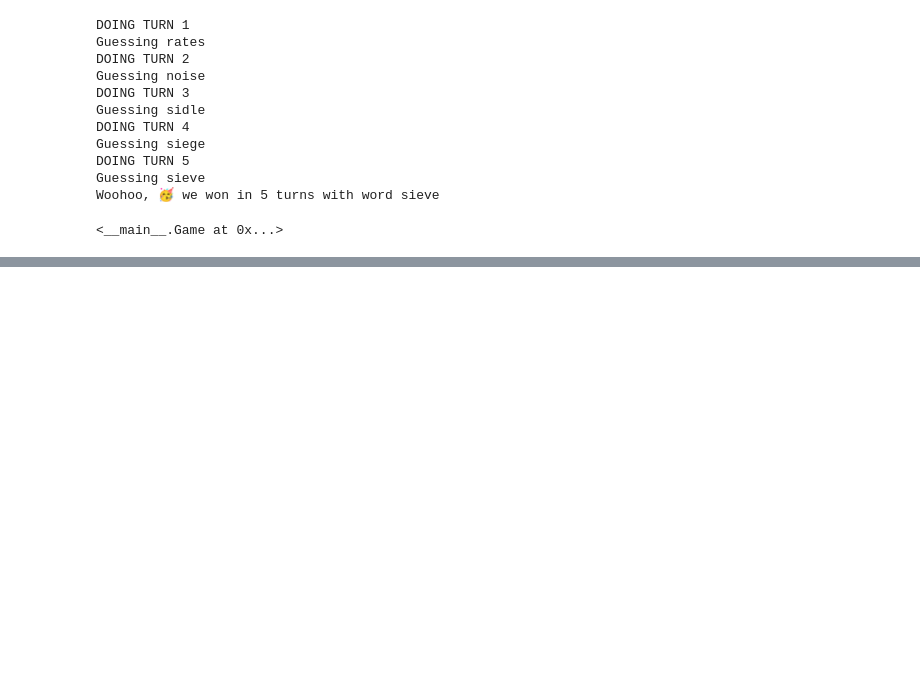
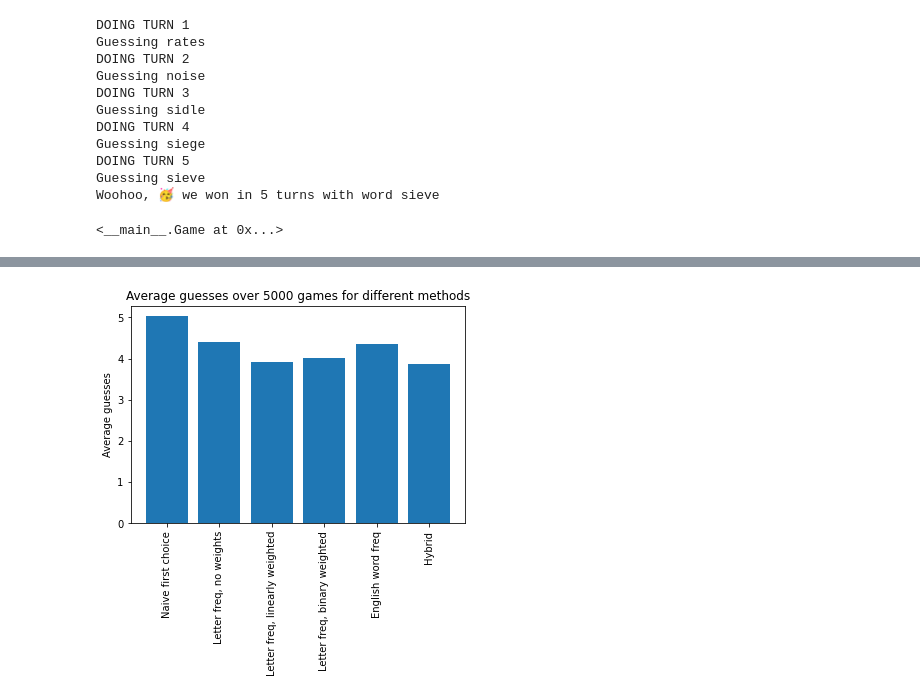
Before and after one commit to srogalsky8/wordle-ai, a Jupyter notebook: WordleSolver.ipynb, the cells around one changed output, grey strips where cells are left out. Saved outputs shown, nothing was run; the diff lists cells and outputs as text; code cells hidden in the pictures; blank space fills up the shorter version.

```diff
--- a/WordleSolver.ipynb
+++ b/WordleSolver.ipynb
@@ -245,0 +310,7 @@ Won 97.39999999999999% of 1000 games, averaging 3.861 guesses per game
+# %%
+plt.bar(np.arange(len(method)),data.average_guess);
+plt.xticks(range(0,6),method, rotation=90);
+plt.title('Average guesses over 5000 games for different methods');
+plt.ylabel('Average guesses');
+# %% [output]
+[figure, added]
```
Also changed, not shown: parts of 12 cells of this notebook.
